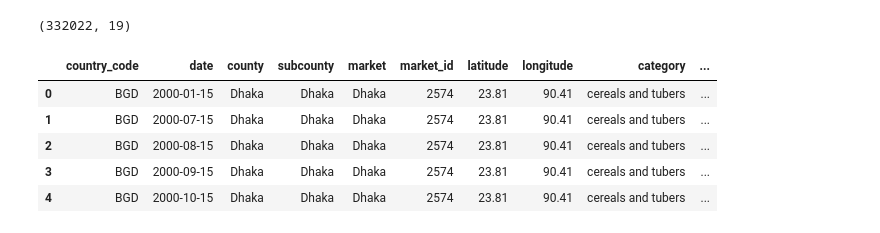
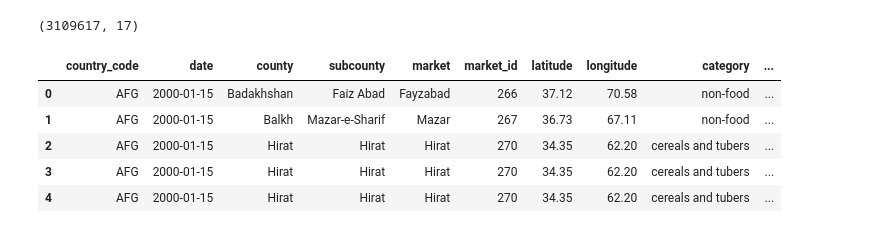
Before and after one commit to hudeyfajama/rpp, a Jupyter notebook: notebooks/eda.ipynb, the cells around one changed output. Saved outputs shown, nothing was run; the diff lists cells and outputs as text; code cells hidden in the pictures.

```diff
--- a/notebooks/eda.ipynb
+++ b/notebooks/eda.ipynb
@@ -5,14 +5,14 @@ import seaborn as sns
 import matplotlib.pyplot as plt
 %matplotlib inline
 # %%
-df = pd.read_csv('/Users/hjama/ai-learning/rpp/data/processed/rice_prices_cleaned.csv')
+df = pd.read_csv('/Users/hjama/ai-learning/rpp/data/raw/Global WFP Food Prices.csv')
 print(df.shape)
 df.head()
 # %% [output]
-(332022, 19)
+(3109617, 17)
 |  | country_code | date | county | subcounty | market | market_id | latitude | longitude | category | ... |
-| 0 | BGD | 2000-01-15 | Dhaka | Dhaka | Dhaka | 2574 | 23.81 | 90.41 | cereals and tubers | ... |
-| 1 | BGD | 2000-07-15 | Dhaka | Dhaka | Dhaka | 2574 | 23.81 | 90.41 | cereals and tubers | ... |
-| 2 | BGD | 2000-08-15 | Dhaka | Dhaka | Dhaka | 2574 | 23.81 | 90.41 | cereals and tubers | ... |
-| 3 | BGD | 2000-09-15 | Dhaka | Dhaka | Dhaka | 2574 | 23.81 | 90.41 | cereals and tubers | ... |
-| 4 | BGD | 2000-10-15 | Dhaka | Dhaka | Dhaka | 2574 | 23.81 | 90.41 | cereals and tubers | ... |
+| 0 | AFG | 2000-01-15 | Badakhshan | Faiz Abad | Fayzabad | 266 | 37.12 | 70.58 | non-food | ... |
+| 1 | AFG | 2000-01-15 | Balkh | Mazar-e-Sharif | Mazar | 267 | 36.73 | 67.11 | non-food | ... |
+| 2 | AFG | 2000-01-15 | Hirat | Hirat | Hirat | 270 | 34.35 | 62.20 | cereals and tubers | ... |
+| 3 | AFG | 2000-01-15 | Hirat | Hirat | Hirat | 270 | 34.35 | 62.20 | cereals and tubers | ... |
+| 4 | AFG | 2000-01-15 | Hirat | Hirat | Hirat | 270 | 34.35 | 62.20 | cereals and tubers | ... |
```
Also changed, not shown: parts of 23 cells of this notebook, 1 other file.
